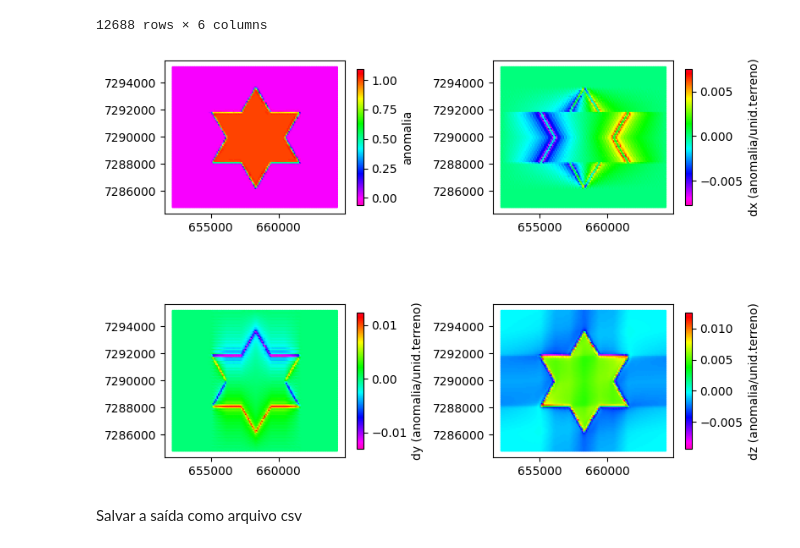
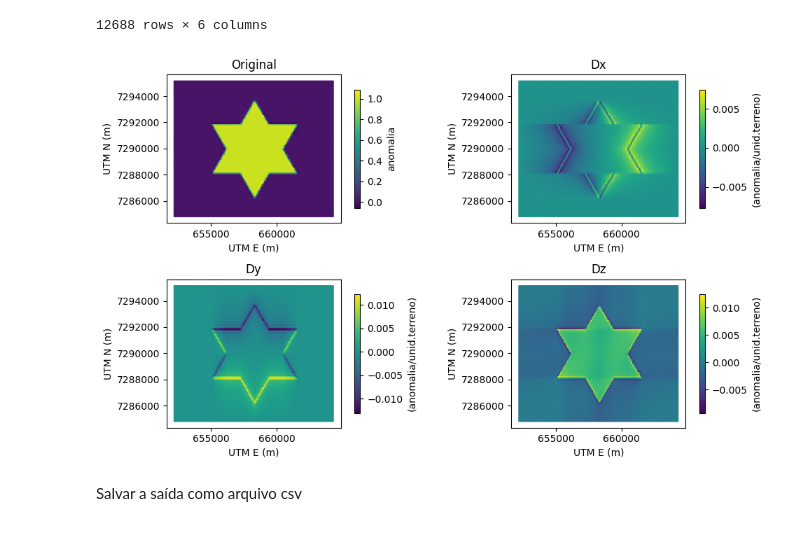
Before and after one commit to lszam/ensino, a Jupyter notebook: geof_filtros/geof_derivadas.ipynb, the cells around one changed output. Drawn from its saved outputs; the diff is of its cells as text; code cells hidden in the pictures.

```diff
--- a/geof_filtros/geof_derivadas.ipynb
+++ b/geof_filtros/geof_derivadas.ipynb
@@ -177,38 +178,49 @@ dados
 12688 rows × 6 columns
 # %%
 # Plotar mapas
-plt.figure(figsize=(8, 6))
+plt.figure(figsize=(10, 6))
 
 plt.subplot(2,2,1)
-mapa_anom = plt.scatter(dados.LESTE, dados.NORTE, c=dados.ANOM, cmap='gist_rainbow_r', s=1.2)
-plt.colorbar(mapa_anom, label="anomalia", shrink=0.6) #barra de cores
+mapa_anom = plt.scatter(dados.LESTE, dados.NORTE, c=dados.ANOM, cmap='viridis', s=1.2)
+plt.title("Original")
+plt.colorbar(mapa_anom, label="anomalia", shrink=0.8) #barra de cores
 plt.gca().set_aspect("equal")
 plt.ticklabel_format(style='plain', axis='y')  # valores do eixo y em formato "não-científico"
-
+plt.xlabel('UTM E (m)')
+plt.ylabel('UTM N (m)')
 
 plt.subplot(2,2,2)
-mapa_dx = plt.scatter(dados.LESTE, dados.NORTE, c=dados.DX1, cmap='gist_rainbow_r', s=1.2)
-plt.colorbar(mapa_dx, label="dx (anomalia/unid.terreno)", shrink=0.6)
+mapa_dx = plt.scatter(dados.LESTE, dados.NORTE, c=dados.DX1, cmap='viridis', s=1.2)
+plt.title("Dx")
+plt.colorbar(mapa_dx, label="(anomalia/unid.terreno)", shrink=0.8)
 plt.gca().set_aspect("equal")
-plt.ticklabel_format(style='plain', axis='y')  # valores do eixo y em formato "não-científico"
+plt.ticklabel_format(style='plain', axis='y')
+plt.xlabel('UTM E (m)')
+plt.ylabel('UTM N (m)')
 
 plt.subplot(2,2,3)
-mapa_dy = plt.scatter(dados.LESTE, dados.NORTE, c=dados.DY1, cmap='gist_rainbow_r', s=1.2)
-plt.colorbar(mapa_dy, label="dy (anomalia/unid.terreno)", shrink=0.6)
+mapa_dy = plt.scatter(dados.LESTE, dados.NORTE, c=dados.DY1, cmap='viridis', s=1.2)
+plt.title("Dy")
+plt.colorbar(mapa_dy, label="(anomalia/unid.terreno)", shrink=0.8)
 plt.gca().set_aspect("equal")
-plt.ticklabel_format(style='plain', axis='y')  # valores do eixo y em formato "não-científico"
+plt.ticklabel_format(style='plain', axis='y')
+plt.xlabel('UTM E (m)')
+plt.ylabel('UTM N (m)')
 
 plt.subplot(2,2,4)
-mapa_dz = plt.scatter(dados.LESTE, dados.NORTE, c=dados.DZ1, cmap='gist_rainbow_r', s=1.2)
-plt.colorbar(mapa_dz, label="dz (anomalia/unid.terreno)", shrink=0.6)
+mapa_dz = plt.scatter(dados.LESTE, dados.NORTE, c=dados.DZ1, cmap='viridis', s=1.2)
+plt.title("Dz")
+plt.colorbar(mapa_dz, label="(anomalia/unid.terreno)", shrink=0.8)
 plt.gca().set_aspect("equal")
-plt.ticklabel_format(style='plain', axis='y')  # valores do eixo y em formato "não-científico"
+plt.ticklabel_format(style='plain', axis='y')
+plt.xlabel('UTM E (m)')
+plt.ylabel('UTM N (m)')
 
 plt.tight_layout()
 plt.savefig('derivadas_py.png', dpi=300, bbox_inches='tight')
 plt.show()
 # %% [output]
-[figure, old version]
+[figure, new version]
 # %% [markdown]
 Salvar a saída como arquivo csv
 # %%
```
Also changed, not shown: parts of 2 cells of this notebook, 13 other files.
